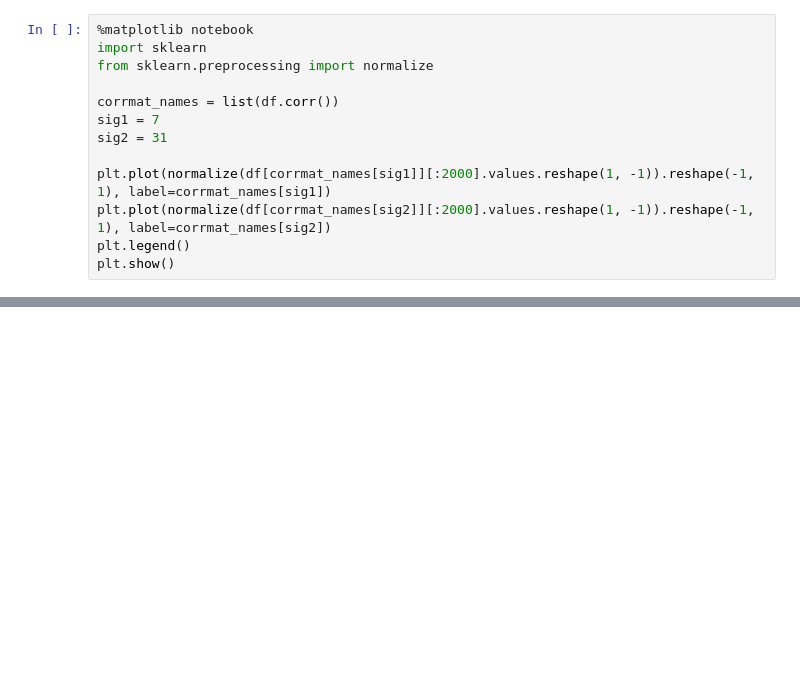
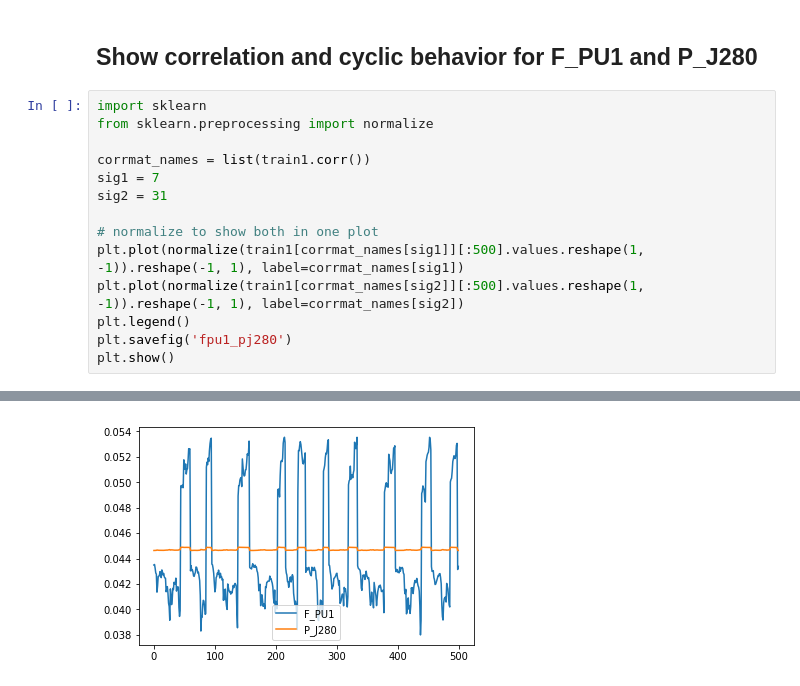
Before and after one commit to borismattijssen/cyber-data-analytics, a Jupyter notebook: assignment2/notebooks/DataExploration.ipynb, the cells around one changed output, grey strips where cells are left out. Saved outputs shown, nothing was run; the diff lists cells and outputs as text; blank space fills up the shorter version.

```diff
--- a/assignment2/notebooks/DataExploration.ipynb
+++ b/assignment2/notebooks/DataExploration.ipynb
@@ -82,14 +37,17 @@ ATT_FLAG   False  False   False     False
+# %% [markdown]
+## Show correlation and cyclic behavior for F_PU1 and P_J280
 # %%
-%matplotlib notebook
 import sklearn
 from sklearn.preprocessing import normalize
 
-corrmat_names = list(df.corr())
+corrmat_names = list(train1.corr())
 sig1 = 7
 sig2 = 31
 
-plt.plot(normalize(df[corrmat_names[sig1]][:2000].values.reshape(1, -1)).reshape(-1, 1), label=corrmat_names[sig1])
-plt.plot(normalize(df[corrmat_names[sig2]][:2000].values.reshape(1, -1)).reshape(-1, 1), label=corrmat_names[sig2])
+# normalize to show both in one plot
+plt.plot(normalize(train1[corrmat_names[sig1]][:500].values.reshape(1, -1)).reshape(-1, 1), label=corrmat_names[sig1])
+plt.plot(normalize(train1[corrmat_names[sig2]][:500].values.reshape(1, -1)).reshape(-1, 1), label=corrmat_names[sig2])
 plt.legend()
+plt.savefig('fpu1_pj280')
 plt.show()
 # %% [output]
@@ -97,0 +54 @@ plt.show()
+[figure, added]
```
Also changed, not shown: parts of 14 cells of this notebook, 17 other files.
